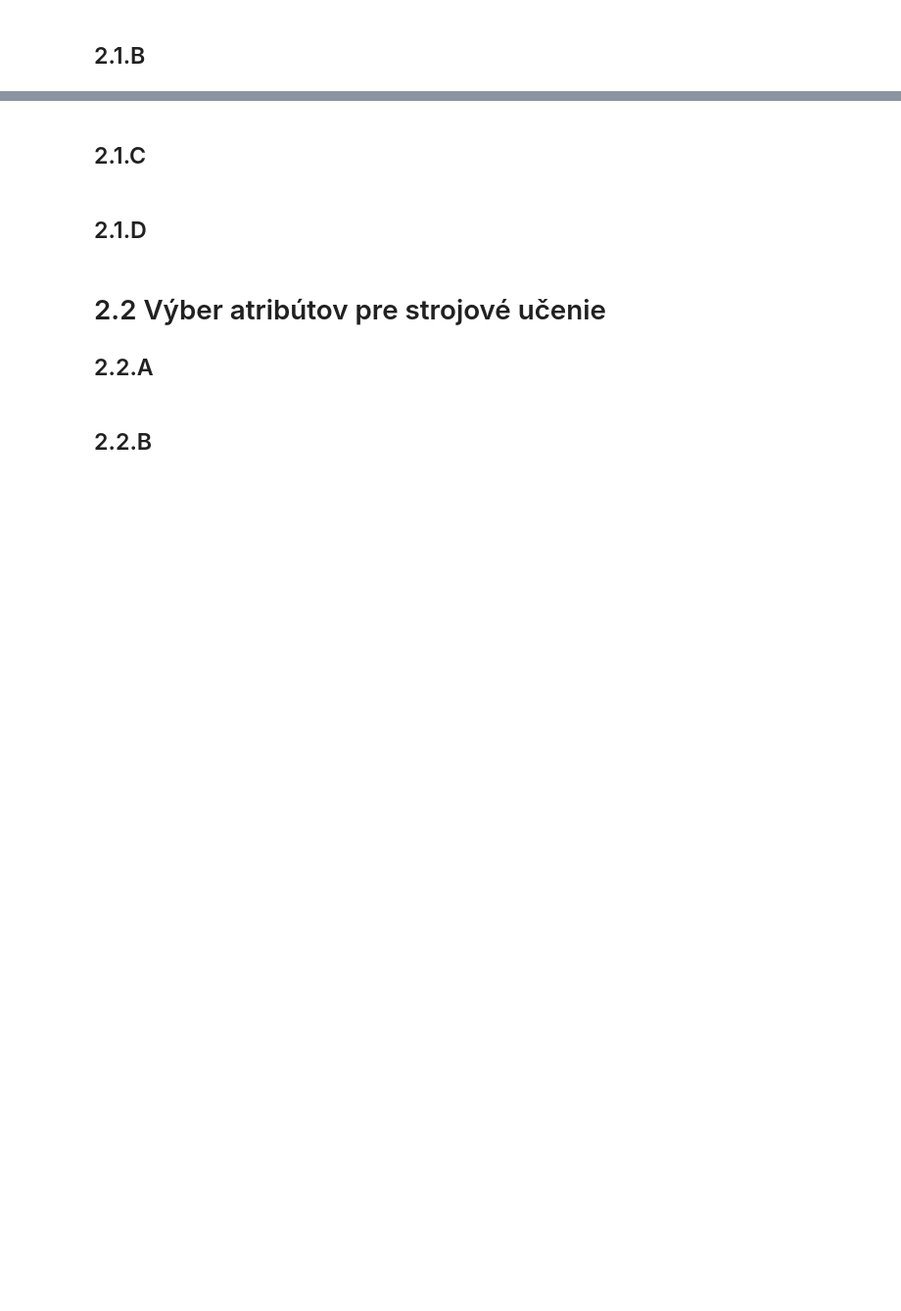
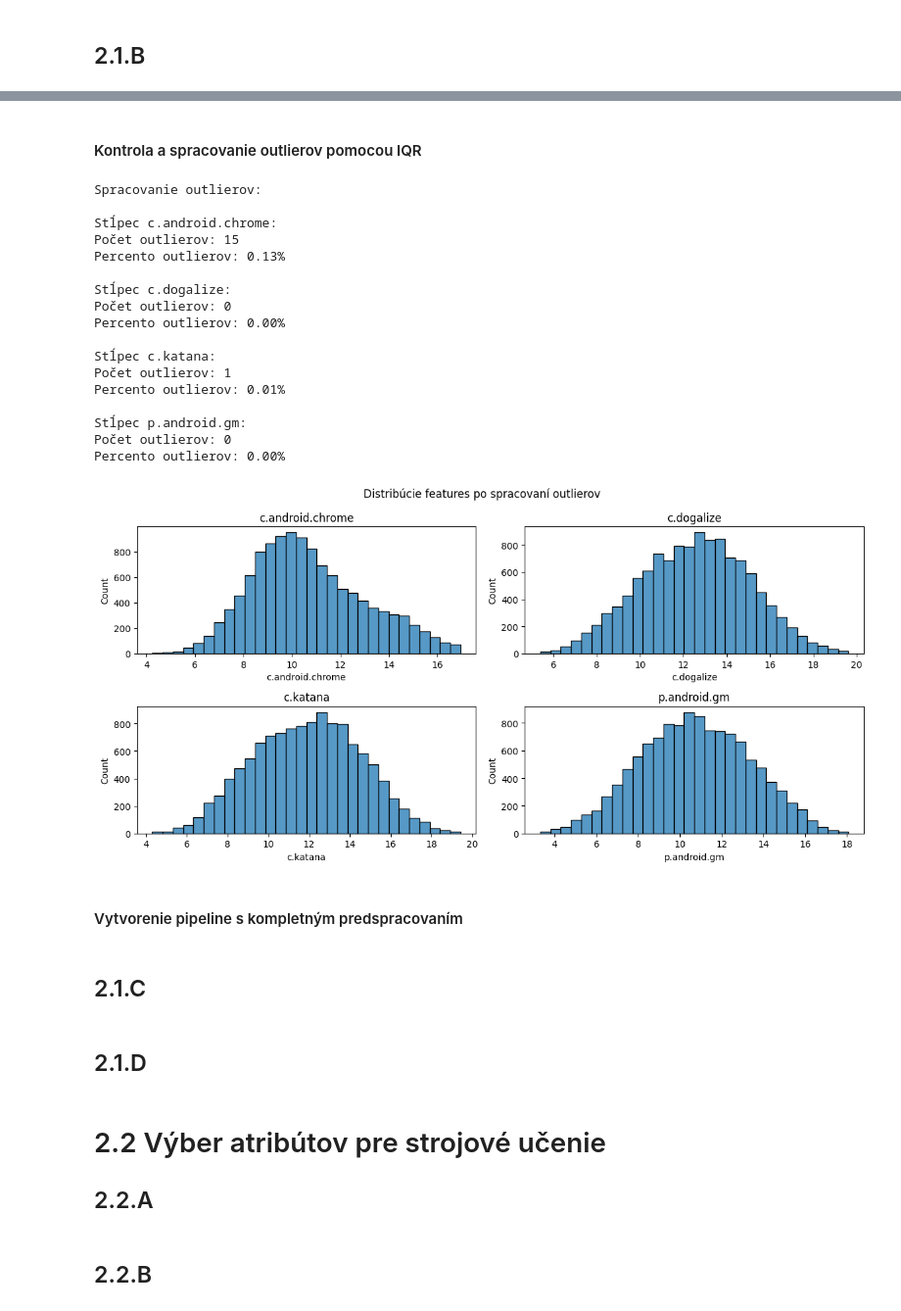
Before and after one commit to RikoAppDev/iau-course-assignments, a Jupyter notebook: zadanie-faza2.ipynb, the cells around one changed output, grey strips where cells are left out. Shown at 98% size. Cells and saved outputs as stored; diff of their text form; code cells hidden in the pictures; blank space fills up the shorter version.

```diff
--- a/zadanie-faza2.ipynb
+++ b/zadanie-faza2.ipynb
@@ -145,0 +147,58 @@ Trénovacia množina bola uložená do 'dataset/train_data.csv'
+# %% [markdown]
+#### Kontrola a spracovanie outlierov pomocou IQR
+# %%
+def handle_outliers(df, column):
+    Q1 = df[column].quantile(0.25)
+    Q3 = df[column].quantile(0.75)
+    IQR = Q3 - Q1
+    lower_bound = Q1 - 1.5 * IQR
+    upper_bound = Q3 + 1.5 * IQR
+
+    # Počet outlierov
+    outliers = df[(df[column] < lower_bound) | (df[column] > upper_bound)][column]
+    print(f"\nStĺpec {column}:")
+    print(f"Počet outlierov: {len(outliers)}")
+    print(f"Percento outlierov: {(len(outliers)/len(df)*100):.2f}%")
+
+    # Nahradenie outlierov hraničnými hodnotami
+    df.loc[df[column] < lower_bound, column] = lower_bound
+    df.loc[df[column] > upper_bound, column] = upper_bound
+
+    return df
+
+# Spracovanie outlierov pre každý numerický stĺpec okrem target premennej
+print("\nSpracovanie outlierov:")
+for column in train_data.select_dtypes(include=['float64', 'int64']).columns:
+    if column != 'mwra':
+        train_data = handle_outliers(train_data, column)
+
+# Vizualizácia distribúcií po spracovaní outlierov
+plt.figure(figsize=(12, 6))
+plt.suptitle('Distribúcie features po spracovaní outlierov')
+for i, column in enumerate(train_data.drop('mwra', axis=1).columns):
+    plt.subplot(2, 2, i+1)
+    sns.histplot(train_data[column], bins=30)
+    plt.title(column)
+plt.tight_layout()
+plt.show()
+# %% [output]
+Spracovanie outlierov:
+
+Stĺpec c.android.chrome:
+Počet outlierov: 15
+Percento outlierov: 0.13%
+
+Stĺpec c.dogalize:
+Počet outlierov: 0
+Percento outlierov: 0.00%
+
+Stĺpec c.katana:
+Počet outlierov: 1
+Percento outlierov: 0.01%
+
+Stĺpec p.android.gm:
+Počet outlierov: 0
+Percento outlierov: 0.00%
+[figure, added]
+# %% [markdown]
+#### Vytvorenie pipeline s kompletným predspracovaním
```
Also changed, not shown: parts of 6 cells of this notebook, 1 other file.
